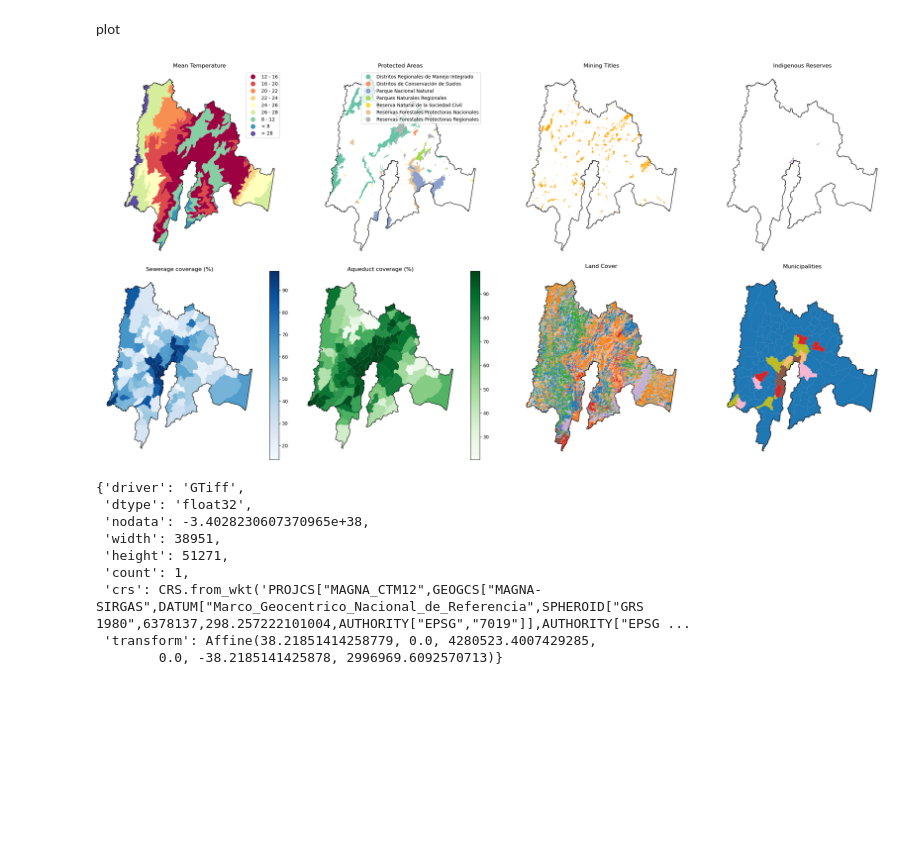
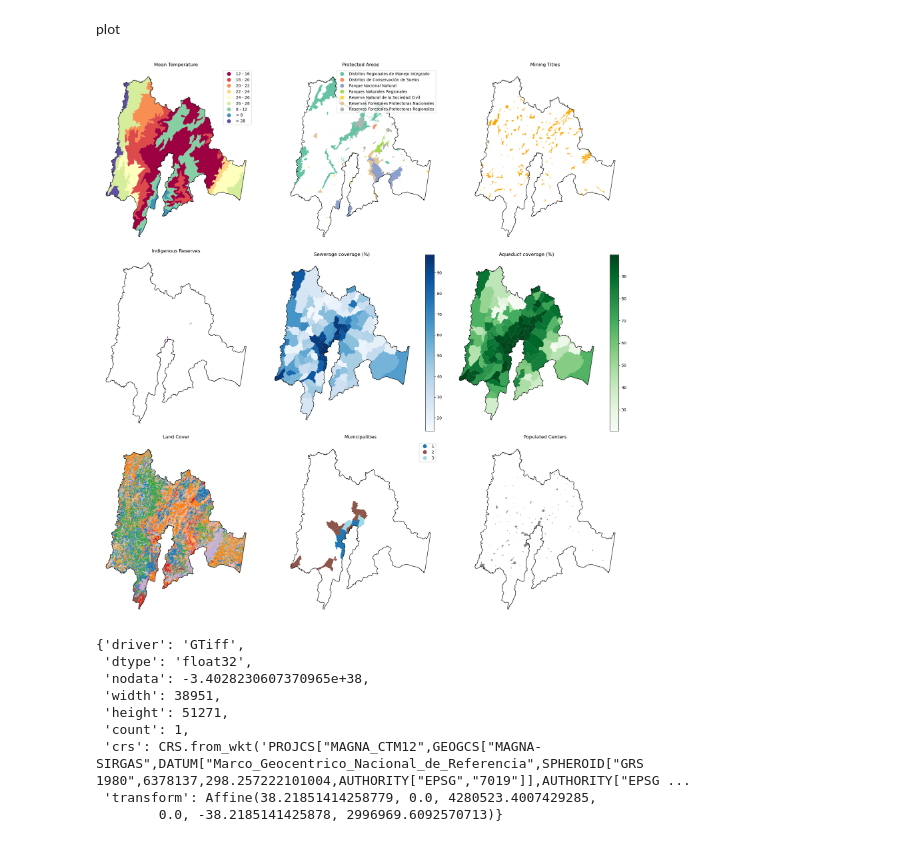
Before and after one commit to aliciaarevalor/multicriteria-analysis, a Jupyter notebook: multicriteria-analysis.ipynb, the cells around one changed output. Saved outputs shown, nothing was run; the diff lists cells and outputs as text; code cells hidden in the pictures; blank space fills up the shorter version.

```diff
--- a/multicriteria-analysis.ipynb
+++ b/multicriteria-analysis.ipynb
@@ -43,6 +44,8 @@ road_path="./data/VIAS/VIAS.shp"
 cover_path="./data/cover/cobertura_tierra_clc_2018.shp"
 # Municipalities of Colombia
 muni_path="./data/muni_category/municipios.shp"
+# Populated Center
+popcenter_path="./data/MGN2024_URB_ZONA_URBANA/MGN_URB_ZONA_URBANA.shp"
 # Cundinamarca boundary
 cundi_path="./data/cundinamarca.shp"
 # %% [markdown]
@@ -61,3 +67,17 @@ cundi= gpd.read_file(cundi_path).to_crs(epsg=9377)
+# %%
+road = road[road["type"].isin([
+    "primary",
+    "primary link",
+    "secondary",
+    "secondary link",
+    "tertiary",
+    "tertiary link",
+    "residential"
+])]
+
+muni = muni[muni["Ley6172000"].isin(["1","2","3"])]
+
+popcenter = popcenter[popcenter["clas_ccdgo"].isin(["1"])]
 # %% [markdown]
 ### Clip
 # %%
@@ -68,6 +88,7 @@ indigenous = gpd.overlay(indigenous, cundi, how='intersection')
 services = gpd.overlay(services, cundi, how='intersection')
 cover = gpd.overlay(cover, cundi, how='intersection')
 muni = gpd.overlay(muni, cundi, how='intersection')
+popcenter = gpd.overlay(popcenter, cundi, how='intersection')
 road = gpd.overlay(road, cundi, how='intersection')
 # %%
 # Remove one of the duplicate columns before saving
@@ -107,63 +128,67 @@ plot
 import matplotlib.pyplot as plt
 import numpy as np
 
-fig, axs = plt.subplots(2, 4, figsize=(24, 12))
+fig, axs = plt.subplots(3, 3, figsize=(20, 20))
 
 # 1. Temperature: color by "RANGO"
 temp.plot(column="RANGO", ax=axs[0, 0], legend=True, cmap="Spectral")
 cundi.boundary.plot(ax=axs[0, 0], color="black", linewidth=1)
 axs[0, 0].set_title("Mean Temperature")
 axs[0, 0].set_axis_off()
 
 # 2. Runap: color by "ap_categor"
 runap.plot(column="ap_categor", ax=axs[0, 1], legend=True, cmap="Set2")
 cundi.boundary.plot(ax=axs[0, 1], color="black", linewidth=1)
 axs[0, 1].set_title("Protected Areas")
 axs[0, 1].set_axis_off()
 
 # 3. Min: single color (e.g., orange)
 min.plot(ax=axs[0, 2], color="orange")
 cundi.boundary.plot(ax=axs[0, 2], color="black", linewidth=1)
 axs[0, 2].set_title("Mining Titles")
 axs[0, 2].set_axis_off()
 
 # 4. Indigenous: single color (e.g., purple)
-indigenous.plot(ax=axs[0, 3], color="purple")
-cundi.boundary.plot(ax=axs[0, 3], color="black", linewidth=1)
-axs[0, 3].set_title("Indigenous Reserves")
-axs[0, 3].set_axis_off()
+indigenous.plot(ax=axs[1, 0], color="purple")
+cundi.boundary.plot(ax=axs[1, 0], color="black", linewidth=1)
+axs[1, 0].set_title("Indigenous Reserves")
+axs[1, 0].set_axis_off()
 
 # 5. Services: choropleth with two columns
-services.plot(column="Cob__Alcan", ax=axs[1, 0], legend=True, cmap="Blues")
-cundi.boundary.plot(ax=axs[1, 0], color="black", linewidth=1)
-axs[1, 0].set_title("Sewerage coverage (%)")
-axs[1, 0].set_axis_off()
+services.plot(column="Cob__Alcan", ax=axs[1, 1], legend=True, cmap="Blues")
+cundi.boundary.plot(ax=axs[1, 1], color="black", linewidth=1)
+axs[1, 1].set_title("Sewerage coverage (%)")
+axs[1, 1].set_axis_off()
 
-services.plot(column="Cob__Acued", ax=axs[1, 1], legend=True, cmap="Greens")
-cundi.boundary.plot(ax=axs[1, 1], color="black", linewidth=1)
-axs[1, 1].set_title("Aqueduct coverage (%)")
-axs[1, 1].set_axis_off()
+services.plot(column="Cob__Acued", ax=axs[1, 2], legend=True, cmap="Greens")
+cundi.boundary.plot(ax=axs[1, 2], color="black", linewidth=1)
+axs[1, 2].set_title("Aqueduct coverage (%)")
+axs[1, 2].set_axis_off()
 
 # 6. Cover: random color for each "leyenda"
 unique_leyenda = cover["leyenda"].unique()
 random_colors_cover = dict(zip(unique_leyenda, plt.cm.tab20(np.linspace(0, 1, len(unique_leyenda)))))
-cover.plot(column="leyenda", ax=axs[1, 2], legend=False, color=cover["leyenda"].map(random_colors_cover))
-cundi.boundary.plot(ax=axs[1, 2], color="black", linewidth=1)
-axs[1, 2].set_title("Land Cover")
-axs[1, 2].set_axis_off()
+cover.plot(column="leyenda", ax=axs[2, 0], legend=False, color=cover["leyenda"].map(random_colors_cover))
+cundi.boundary.plot(ax=axs[2, 0], color="black", linewidth=1)
+axs[2, 0].set_title("Land Cover")
+axs[2, 0].set_axis_off()
 
 # 7. Muni: random color for each Ley6172000
-unique_mpios = muni["Ley6172000"].unique()
-random_colors_muni = dict(zip(unique_mpios, plt.cm.tab20(np.linspace(0, 1, len(unique_mpios)))))
-muni.plot(column="Ley6172000", ax=axs[1, 3], legend=False, color=muni["Ley6172000"].map(random_colors_muni))
-cundi.boundary.plot(ax=axs[1, 3], color="black", linewidth=1)
-axs[1, 3].set_title("Municipalities")
-axs[1, 3].set_axis_off()
+muni.plot(column="Ley6172000", ax=axs[2, 1], legend=True, cmap="tab20")
+cundi.boundary.plot(ax=axs[2, 1], color="black", linewidth=1)
+axs[2, 1].set_title("Municipalities")
+axs[2, 1].set_axis_off()
+
+# 8. Populated Center: single color
+popcenter.plot(ax=axs[2, 2], color="grey")
+cundi.boundary.plot(ax=axs[2, 2], color="black", linewidth=1)
+axs[2, 2].set_title("Populated Centers")
+axs[2, 2].set_axis_off()
 
 plt.tight_layout()
 plt.show()
 # %% [output]
-[figure, old version]
+[figure, new version]
 # %%
 with rasterio.open(dem_col_path) as src:
     dem_col = src.read(1)
```
Also changed, not shown: parts of 10 cells of this notebook, 1 other file.
